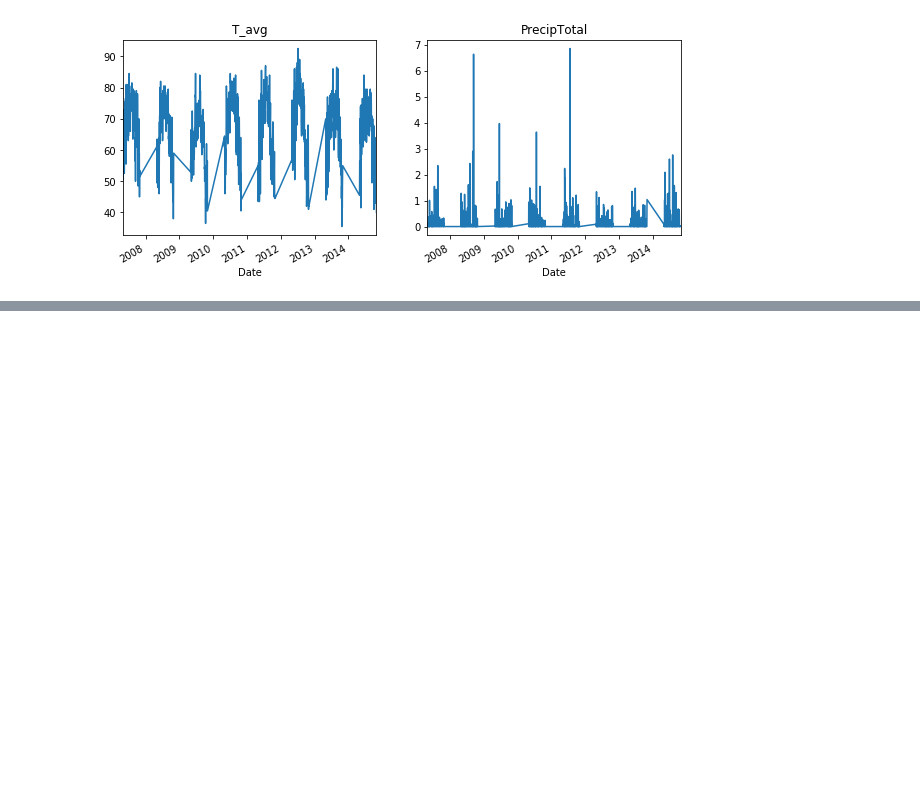
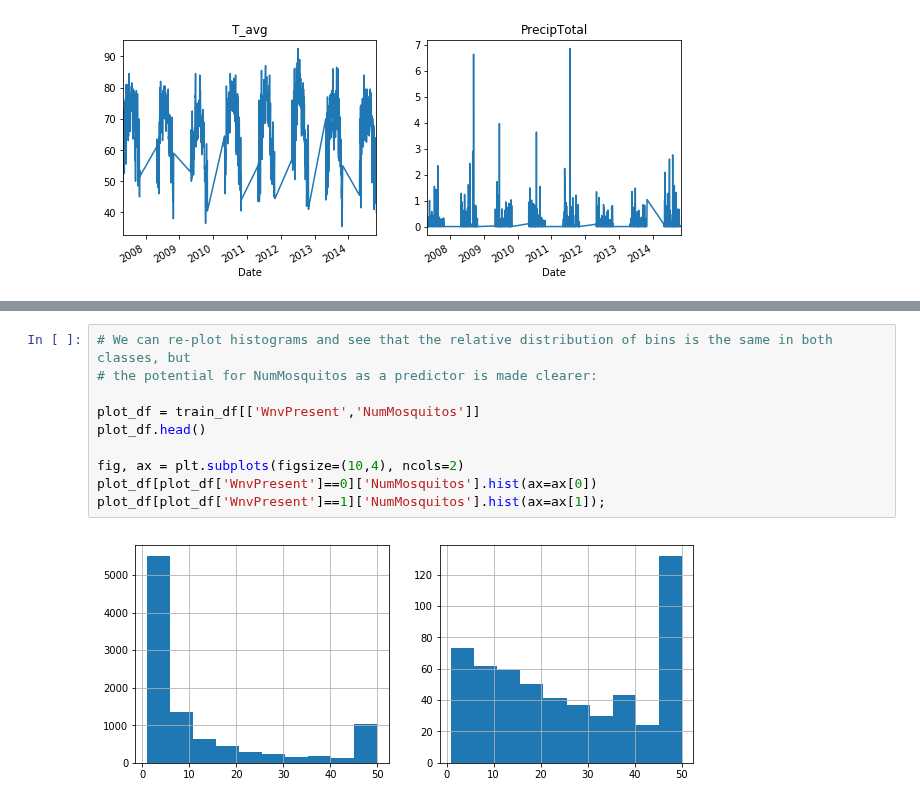
Before and after one commit to a3o1m2/DSI11-lessons, a Jupyter notebook: projects/project-capstone/part-03/capstone_west_nile.ipynb, the cells around one changed output, grey strips where cells are left out. Cells and saved outputs as stored; diff of their text form; blank space fills up the shorter version.

```diff
--- a/projects/project-capstone/part-03/capstone_west_nile.ipynb
+++ b/projects/project-capstone/part-03/capstone_west_nile.ipynb
@@ -148,0 +307,12 @@ train.head(1)
+# %%
+# We can re-plot histograms and see that the relative distribution of bins is the same in both classes, but
+# the potential for NumMosquitos as a predictor is made clearer:
+
+plot_df = train_df[['WnvPresent','NumMosquitos']]
+plot_df.head()
+
+fig, ax = plt.subplots(figsize=(10,4), ncols=2)
+plot_df[plot_df['WnvPresent']==0]['NumMosquitos'].hist(ax=ax[0])
+plot_df[plot_df['WnvPresent']==1]['NumMosquitos'].hist(ax=ax[1]);
+# %% [output]
+[figure, added]
```
Also changed, not shown: parts of 16 cells of this notebook, 11 other files.
